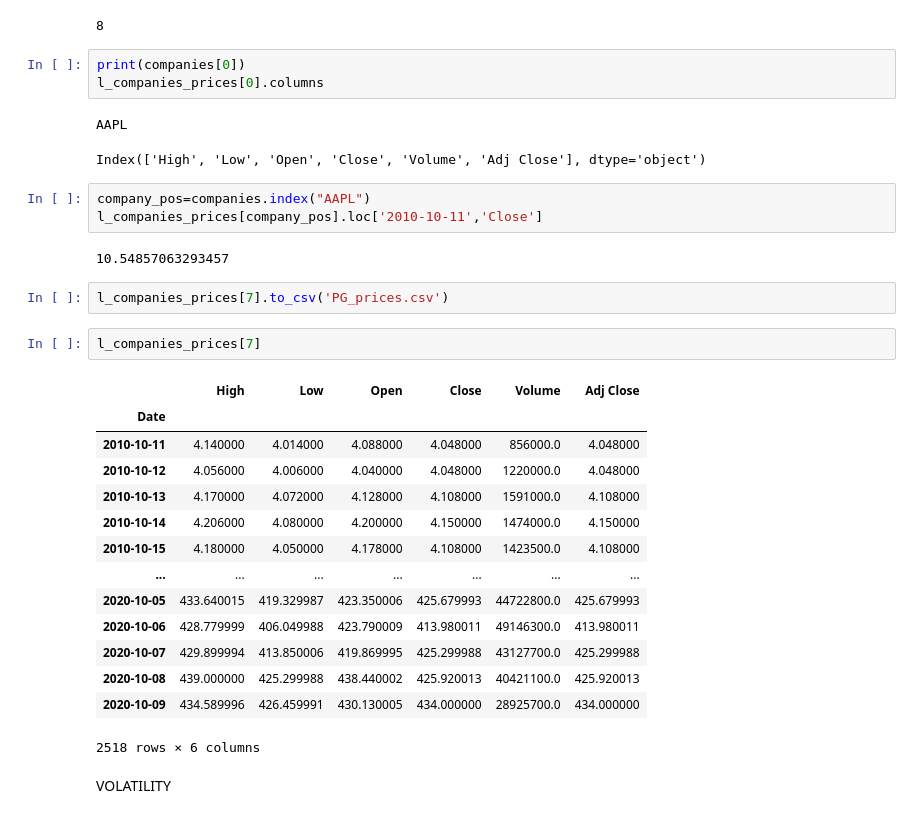
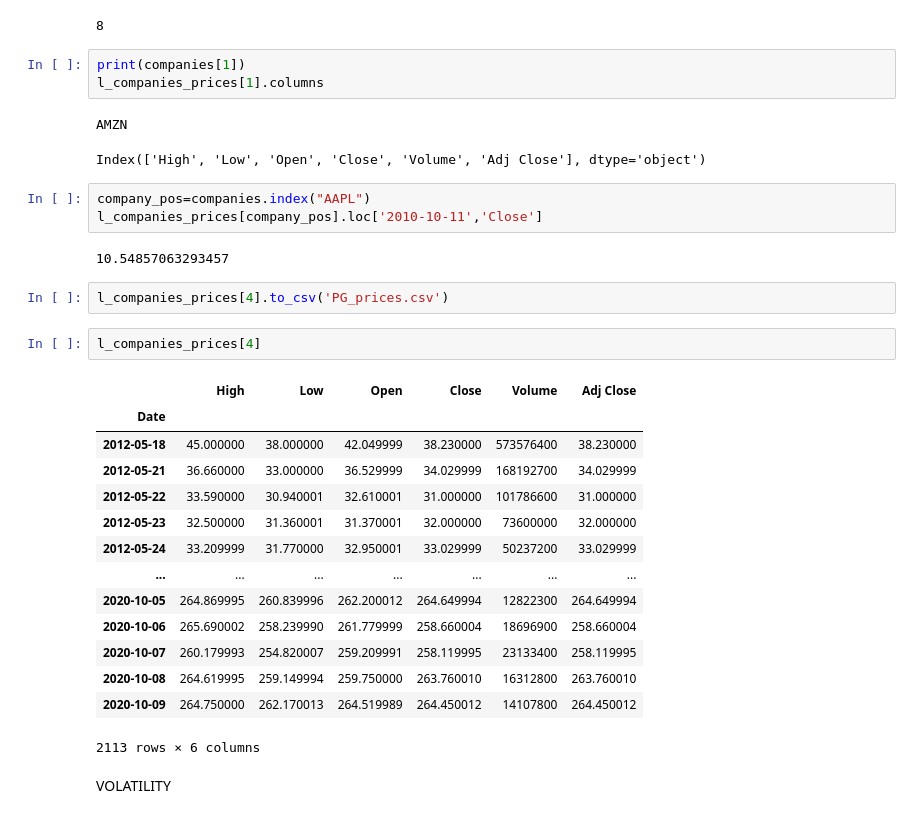
Before and after one commit to ImanolR87/AI-Learn-to-invest, a Jupyter notebook: Dataset_Transacciones.ipynb, the cells around one changed output. Cells and saved outputs as stored; diff of their text form.

```diff
--- a/Dataset_Transacciones.ipynb
+++ b/Dataset_Transacciones.ipynb
@@ -155,10 +155,10 @@ len(companies)
 # %% [output]
 8
 # %%
-print(companies[0])
-l_companies_prices[0].columns
+print(companies[1])
+l_companies_prices[1].columns
 # %% [output]
-AAPL
+AMZN
 Index(['High', 'Low', 'Open', 'Close', 'Volume', 'Adj Close'], dtype='object')
 # %%
 company_pos=companies.index("AAPL")
@@ -166,24 +166,24 @@ l_companies_prices[company_pos].loc['2010-10-11','Close']
 # %% [output]
 10.54857063293457
 # %%
-l_companies_prices[7].to_csv('PG_prices.csv')
+l_companies_prices[4].to_csv('PG_prices.csv')
 # %%
-l_companies_prices[7]
+l_companies_prices[4]
 # %% [output]
 |  | High | Low | Open | Close | Volume | Adj Close |
 | Date |  |  |  |  |  |  |
-| 2010-10-11 | 4.140000 | 4.014000 | 4.088000 | 4.048000 | 856000.0 | 4.048000 |
-| 2010-10-12 | 4.056000 | 4.006000 | 4.040000 | 4.048000 | 1220000.0 | 4.048000 |
-| 2010-10-13 | 4.170000 | 4.072000 | 4.128000 | 4.108000 | 1591000.0 | 4.108000 |
-| 2010-10-14 | 4.206000 | 4.080000 | 4.200000 | 4.150000 | 1474000.0 | 4.150000 |
-| 2010-10-15 | 4.180000 | 4.050000 | 4.178000 | 4.108000 | 1423500.0 | 4.108000 |
+| 2012-05-18 | 45.000000 | 38.000000 | 42.049999 | 38.230000 | 573576400 | 38.230000 |
+| 2012-05-21 | 36.660000 | 33.000000 | 36.529999 | 34.029999 | 168192700 | 34.029999 |
+| 2012-05-22 | 33.590000 | 30.940001 | 32.610001 | 31.000000 | 101786600 | 31.000000 |
+| 2012-05-23 | 32.500000 | 31.360001 | 31.370001 | 32.000000 | 73600000 | 32.000000 |
+| 2012-05-24 | 33.209999 | 31.770000 | 32.950001 | 33.029999 | 50237200 | 33.029999 |
 | ... | ... | ... | ... | ... | ... | ... |
-| 2020-10-05 | 433.640015 | 419.329987 | 423.350006 | 425.679993 | 44722800.0 | 425.679993 |
-| 2020-10-06 | 428.779999 | 406.049988 | 423.790009 | 413.980011 | 49146300.0 | 413.980011 |
-| 2020-10-07 | 429.899994 | 413.850006 | 419.869995 | 425.299988 | 43127700.0 | 425.299988 |
-| 2020-10-08 | 439.000000 | 425.299988 | 438.440002 | 425.920013 | 40421100.0 | 425.920013 |
-| 2020-10-09 | 434.589996 | 426.459991 | 430.130005 | 434.000000 | 28925700.0 | 434.000000 |
+| 2020-10-05 | 264.869995 | 260.839996 | 262.200012 | 264.649994 | 12822300 | 264.649994 |
+| 2020-10-06 | 265.690002 | 258.239990 | 261.779999 | 258.660004 | 18696900 | 258.660004 |
+| 2020-10-07 | 260.179993 | 254.820007 | 259.209991 | 258.119995 | 23133400 | 258.119995 |
+| 2020-10-08 | 264.619995 | 259.149994 | 259.750000 | 263.760010 | 16312800 | 263.760010 |
+| 2020-10-09 | 264.750000 | 262.170013 | 264.519989 | 264.450012 | 14107800 | 264.450012 |
-2518 rows × 6 columns
+2113 rows × 6 columns
 # %% [markdown]
 VOLATILITY
 # %%
```
Also changed, not shown: parts of 21 cells of this notebook, 1 other file.
